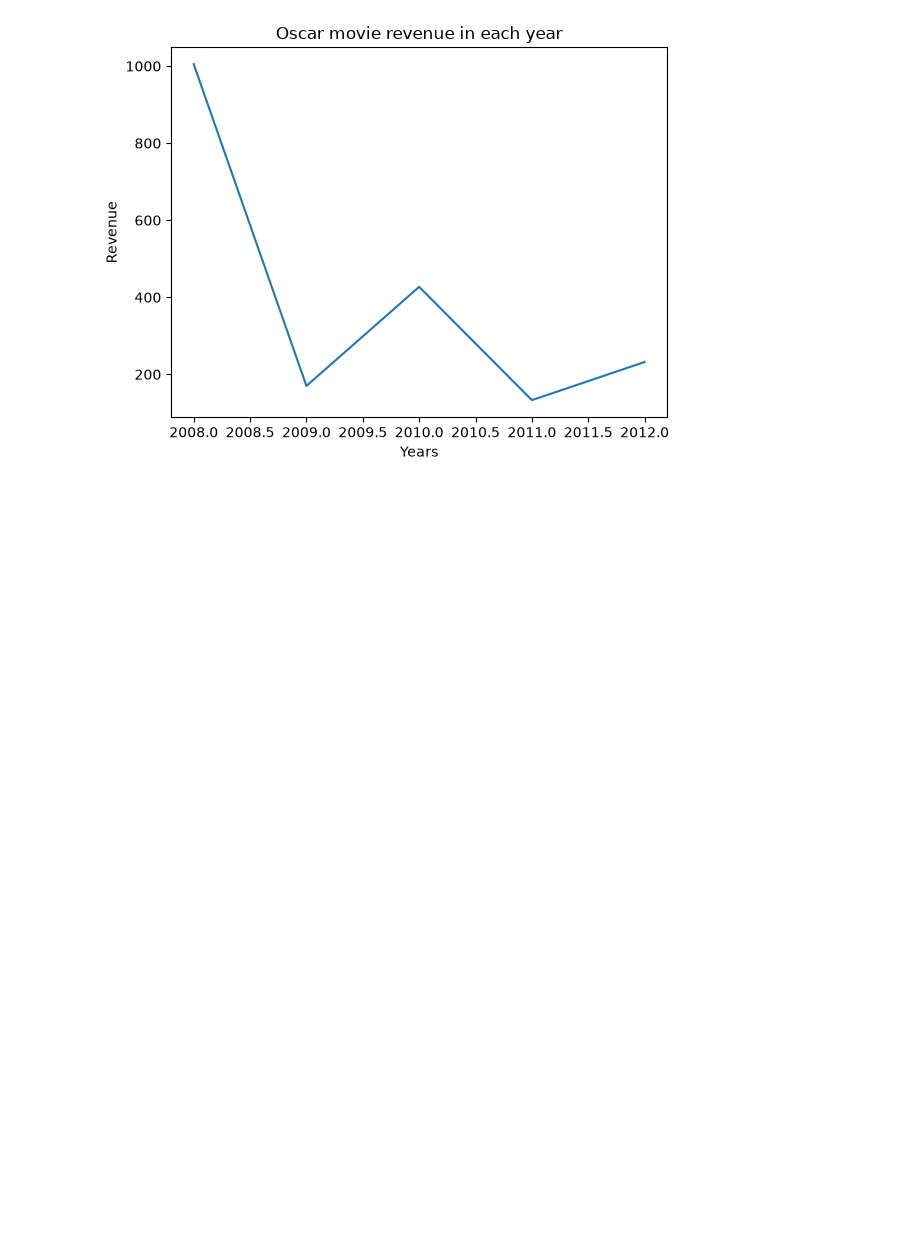
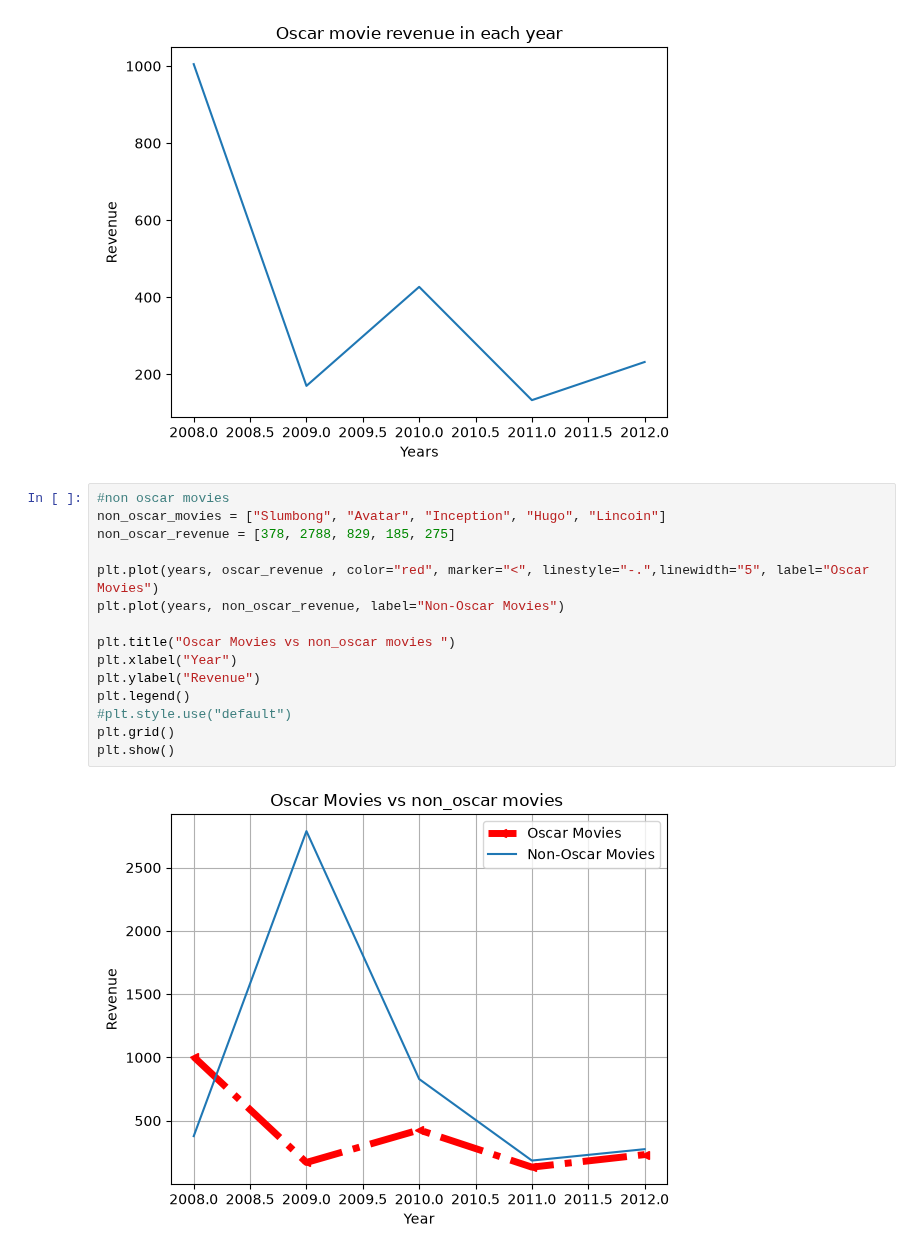
Before and after one commit to rutujakhade23/AI-ML-Practice, a Jupyter notebook: Matplotlib/matPlotlib.ipynb, the cells around one changed output. Cells and saved outputs as stored; diff of their text form; blank space fills up the shorter version.

Commit message:
Added: data visualization practice

```diff
--- a/Matplotlib/matPlotlib.ipynb
+++ b/Matplotlib/matPlotlib.ipynb
@@ -46,3 +46,20 @@ plt.ylabel("Revenue")
 # %% [output]
 Text(0, 0.5, 'Revenue')
 [figure]
+# %%
+#non oscar movies
+non_oscar_movies = ["Slumbong", "Avatar", "Inception", "Hugo", "Lincoin"]
+non_oscar_revenue = [378, 2788, 829, 185, 275]
+
+plt.plot(years, oscar_revenue , color="red", marker="<", linestyle="-.",linewidth="5", label="Oscar Movies")
+plt.plot(years, non_oscar_revenue, label="Non-Oscar Movies")
+
+plt.title("Oscar Movies vs non_oscar movies ")
+plt.xlabel("Year")
+plt.ylabel("Revenue")
+plt.legend()
+#plt.style.use("default")
+plt.grid()
+plt.show()
+# %% [output]
+[figure, added]
```
Also changed, not shown: parts of 2 cells of this notebook.
